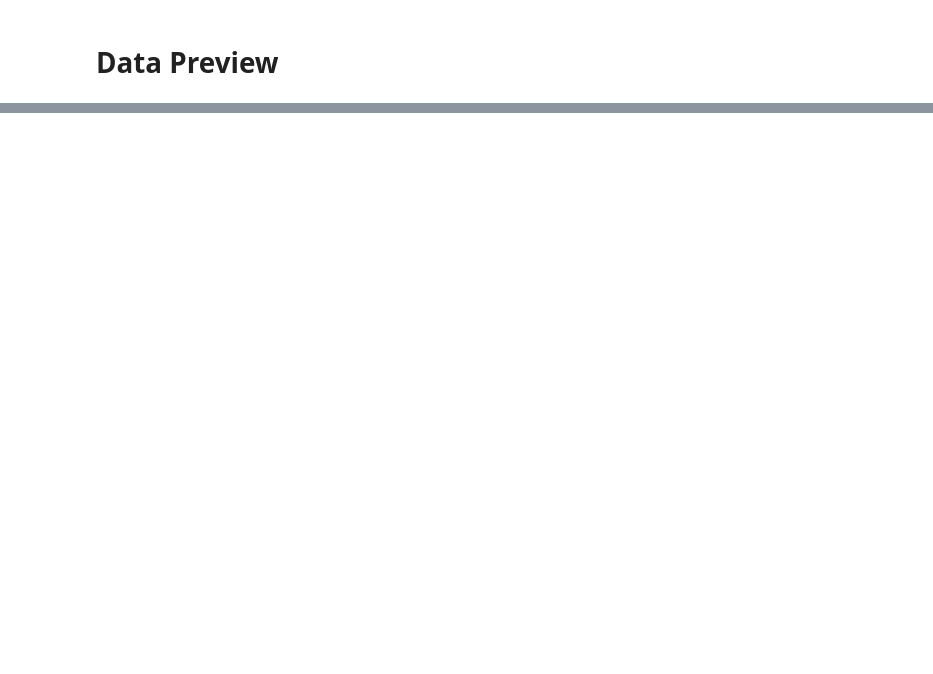
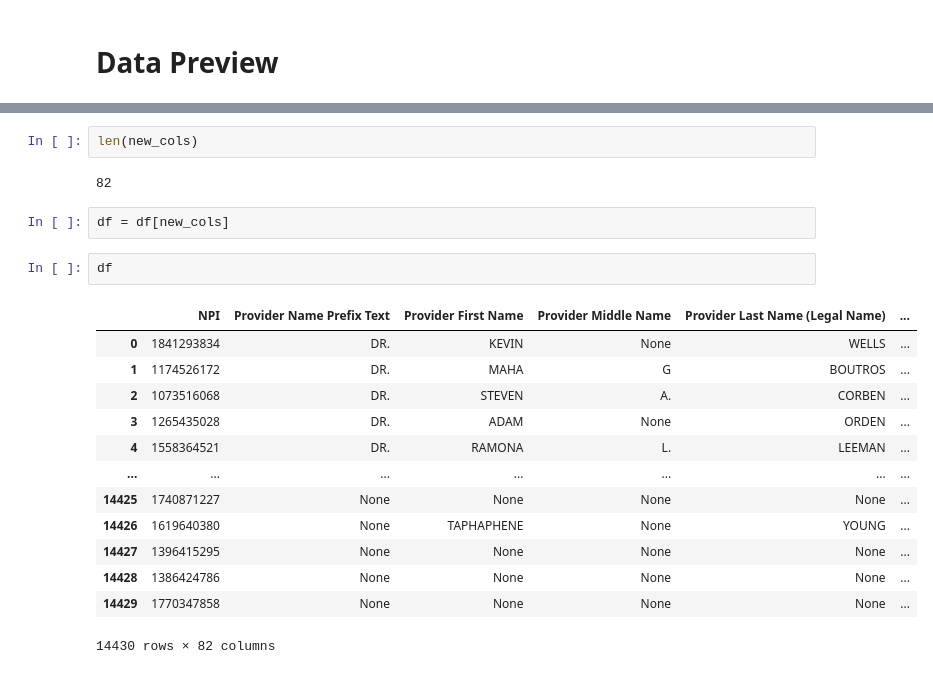
Before and after one commit to Lukembinc/NPPES, a Jupyter notebook: Data Preview.ipynb, the cells around one changed output, grey strips where cells are left out. Drawn from its saved outputs; the diff is of its cells as text; blank space fills up the shorter version.

```diff
--- a/Data Preview.ipynb
+++ b/Data Preview.ipynb
@@ -32,0 +127,22 @@ df
+# %%
+len(new_cols)
+# %% [output]
+82
+# %%
+df = df[new_cols]
+# %%
+df
+# %% [output]
+|  | NPI | Provider Name Prefix Text | Provider First Name | Provider Middle Name | Provider Last Name (Legal Name) | ... |
+| 0 | 1841293834 | DR. | KEVIN | None | WELLS | ... |
+| 1 | 1174526172 | DR. | MAHA | G | BOUTROS | ... |
+| 2 | 1073516068 | DR. | STEVEN | A. | CORBEN | ... |
+| 3 | 1265435028 | DR. | ADAM | None | ORDEN | ... |
+| 4 | 1558364521 | DR. | RAMONA | L. | LEEMAN | ... |
+| ... | ... | ... | ... | ... | ... | ... |
+| 14425 | 1740871227 | None | None | None | None | ... |
+| 14426 | 1619640380 | None | TAPHAPHENE | None | YOUNG | ... |
+| 14427 | 1396415295 | None | None | None | None | ... |
+| 14428 | 1386424786 | None | None | None | None | ... |
+| 14429 | 1770347858 | None | None | None | None | ... |
+14430 rows × 82 columns
```
Also changed, not shown: parts of 8 cells of this notebook, 2 other files.
